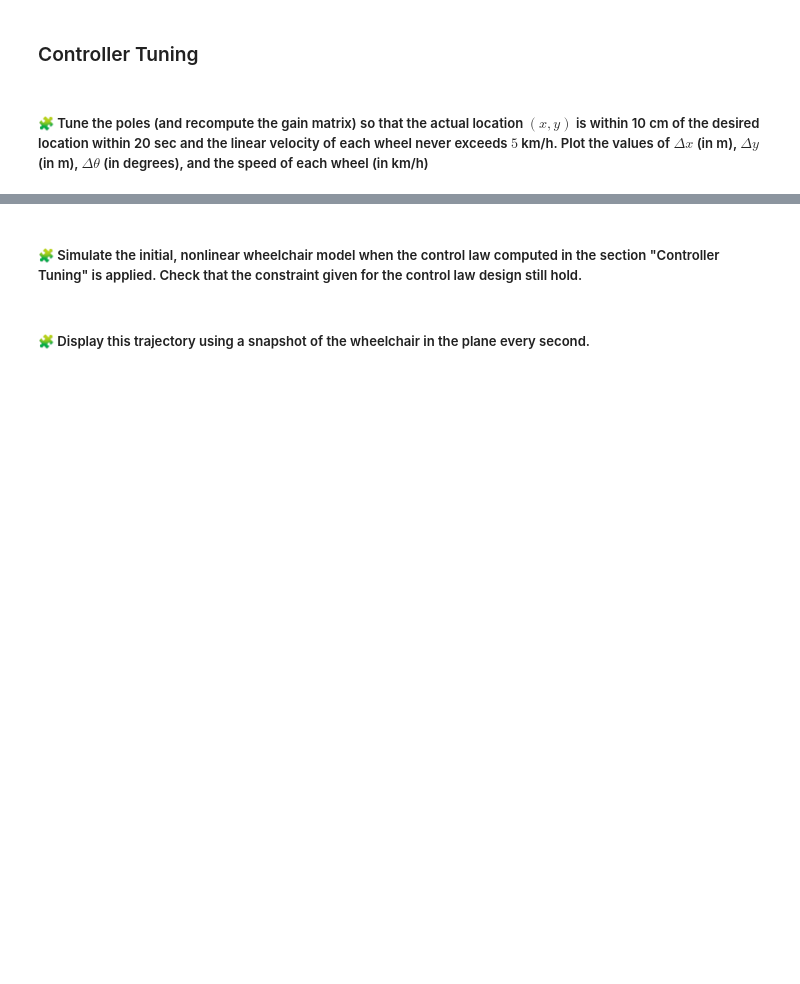
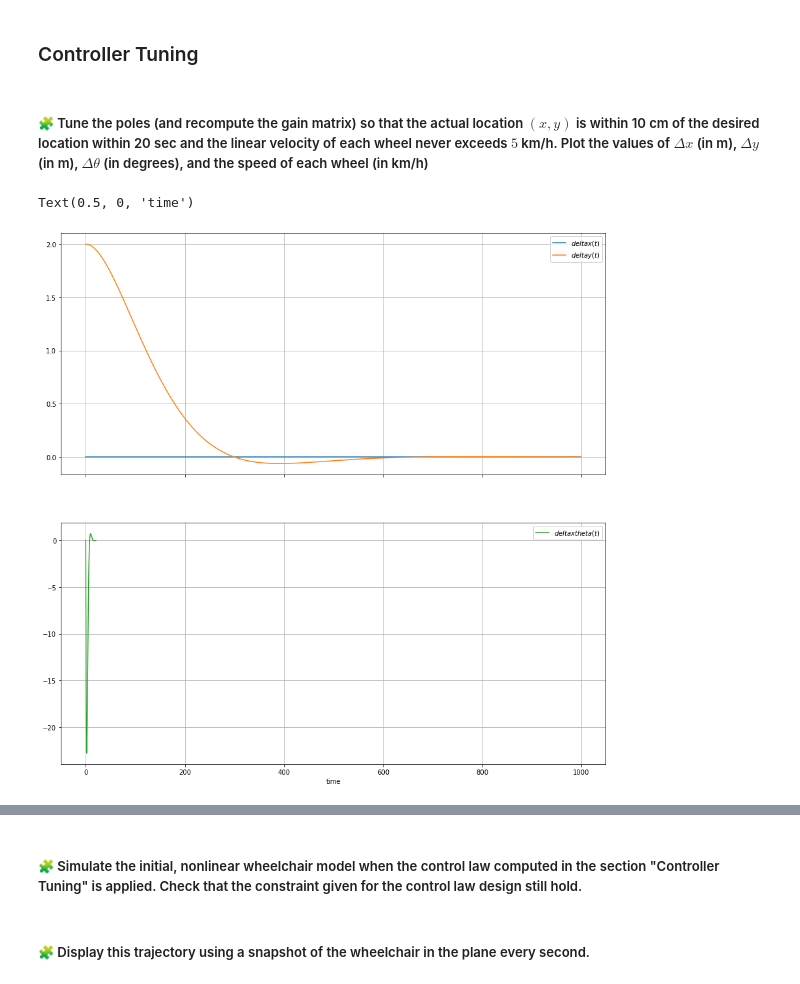
Before and after one commit to Said-taoussi/Control-engineering-with-python, a Jupyter notebook: Project-2.ipynb, the cells around one changed output, grey strips where cells are left out. Drawn from its saved outputs; the diff is of its cells as text; code cells hidden in the pictures; blank space fills up the shorter version.

```diff
--- a/Project-2.ipynb
+++ b/Project-2.ipynb
@@ -746,0 +744,26 @@ pass
+# %%
+Q = array([[10/100, 0, 0], [0, 10/100, 0],[0, 0, 10/100]])
+R = array([[1, 0], [0, 1]])
+Pi = solve_continuous_are(A, B, Q, R)
+K = inv(R) @ B.T @ Pi
+def deltaOmega(t, deltaX):
+    delta_w = -dot(K, deltaX)
+    return delta_w
+def lin_fun(t, deltaX):
+    return dot(A, deltaX) + dot(B, deltaOmega(t, deltaX))
+
+r = solve_ivp(fun=lin_fun, t_span =(0.0, 20.0), y0=[0.0, 2.0, 0.0], dense_output=True)
+deltax, deltay, deltatheta = r["sol"](t)
+fig=figure(figsize=(15, 15))
+ax1, ax2 = fig.subplots(2, 1, sharex=True)
+ax1.grid(True)
+ax1.plot(deltax, label="$deltax(t)$")
+ax1.plot(deltay, label="$deltay(t)$")
+ax1.legend()
+ax2.grid(True)
+ax2.plot(t, deltatheta*180/pi, label=r"$deltaxtheta(t)$", color="C2")
+ax2.legend()
+xlabel("time")
+# %% [output]
+Text(0.5, 0, 'time')
+[figure, added]
```
Also changed, not shown: parts of 3 cells of this notebook.
